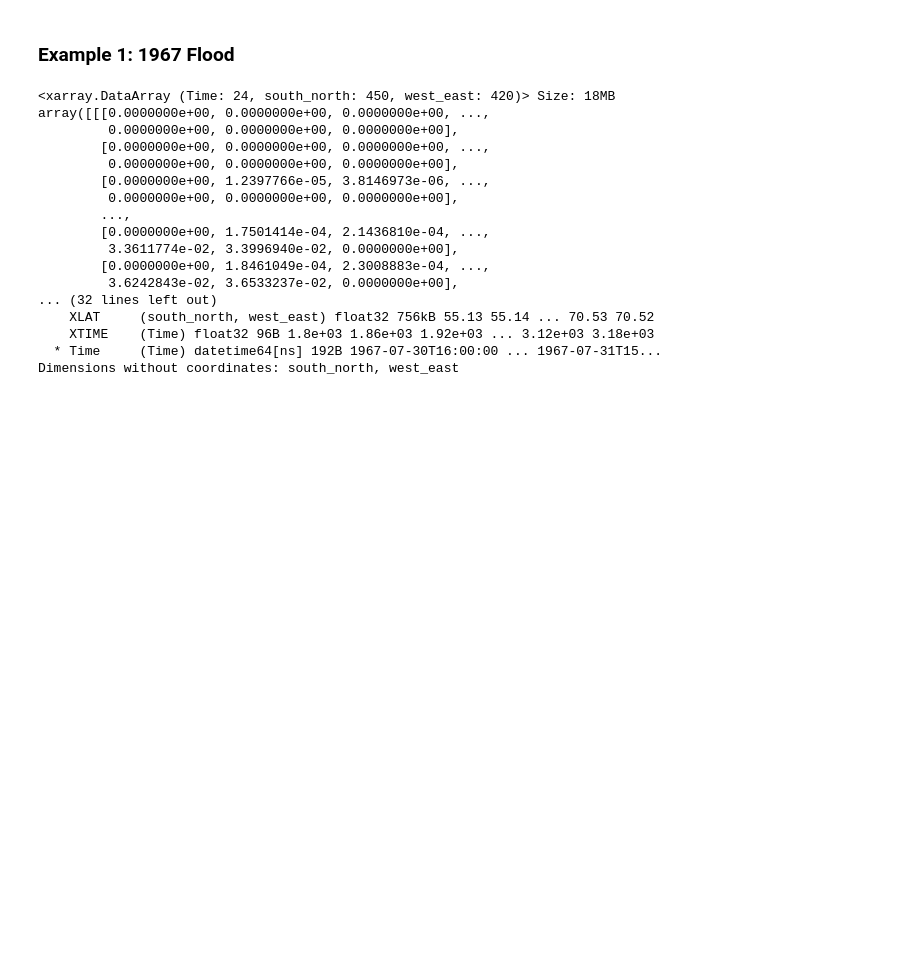
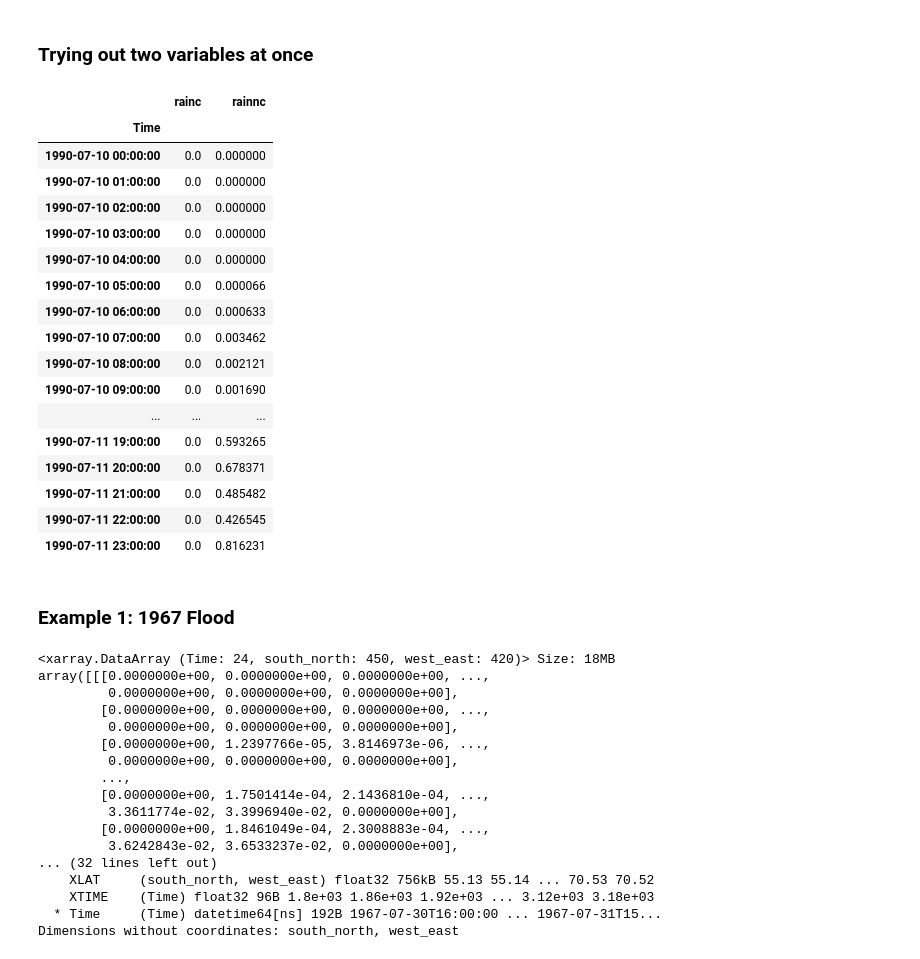
Before and after one commit to chryss/dyndowntools, a Jupyter notebook: Jupyter_Notebooks/analysis_extract_singlepix.ipynb, the cells around one changed output. Saved outputs shown, nothing was run; the diff lists cells and outputs as text; code cells hidden in the pictures; blank space fills up the shorter version.

```diff
--- a/Jupyter_Notebooks/analysis_extract_singlepix.ipynb
+++ b/Jupyter_Notebooks/analysis_extract_singlepix.ipynb
@@ -17,6 +17,48 @@ chunking = {
     4: [225, 210],
     12: ['auto', 'auto']
 }
+# %%
+def getXY(lat, lon, dataarray):
+    abslat = np.abs(dataarray.XLAT-lat)
+    abslon = np.abs(dataarray.XLONG-lon)
+    # c = np.maximum(abslon, abslat)
+    d = abslon**2 + abslat**2
+    ([yloc], [xloc]) = np.where(d == np.min(d))
+    return xloc, yloc
+# %% [markdown]
+### Trying out two variables at once
+# %%
+testdates = ['1990-07-10', '1990-07-11']
+test_lon, test_lat = -147.7200, 64.8401
+vars = ['rainc', 'rainnc']
+
+results = []
+for testdate in testdates:
+    with xr.open_dataset(datadir / f"{testdate[:4]}/{filepattern}_{testdate}.nc") as src:
+        xloc, yloc = getXY(test_lat, test_lon, src)
+        rain = src[vars].isel(south_north=yloc, west_east=xloc).load().drop_vars(['XLAT', 'XLONG', 'XTIME'])
+    results.append(rain)
+# %%
+xr.concat(results, dim='Time').to_dataframe()
+# %% [output]
+|  | rainc | rainnc |
+| Time |  |  |
+| 1990-07-10 00:00:00 | 0.0 | 0.000000 |
+| 1990-07-10 01:00:00 | 0.0 | 0.000000 |
+| 1990-07-10 02:00:00 | 0.0 | 0.000000 |
+| 1990-07-10 03:00:00 | 0.0 | 0.000000 |
+| 1990-07-10 04:00:00 | 0.0 | 0.000000 |
+| 1990-07-10 05:00:00 | 0.0 | 0.000066 |
+| 1990-07-10 06:00:00 | 0.0 | 0.000633 |
+| 1990-07-10 07:00:00 | 0.0 | 0.003462 |
+| 1990-07-10 08:00:00 | 0.0 | 0.002121 |
+| 1990-07-10 09:00:00 | 0.0 | 0.001690 |
+| ... | ... | ... |
+| 1990-07-11 19:00:00 | 0.0 | 0.593265 |
+| 1990-07-11 20:00:00 | 0.0 | 0.678371 |
+| 1990-07-11 21:00:00 | 0.0 | 0.485482 |
+| 1990-07-11 22:00:00 | 0.0 | 0.426545 |
+| 1990-07-11 23:00:00 | 0.0 | 0.816231 |
 # %% [markdown]
 ### Example 1: 1967 Flood
 # %%
```
Also changed, not shown: 9 other files.
